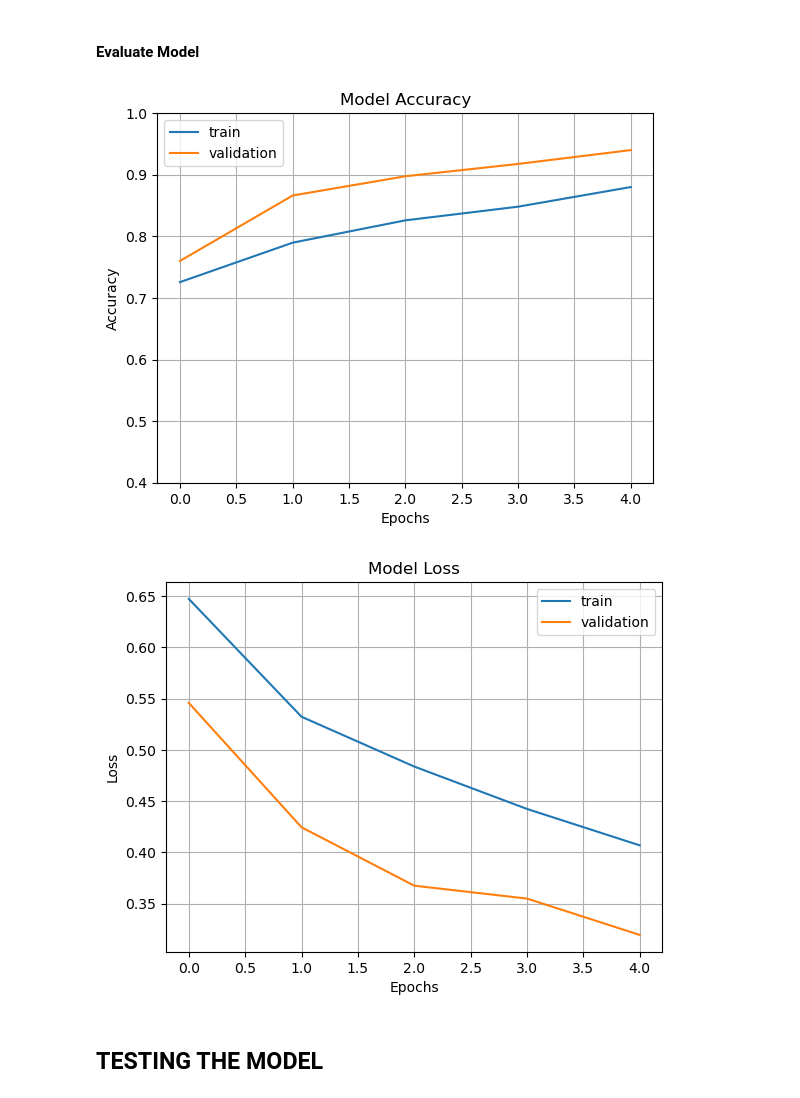
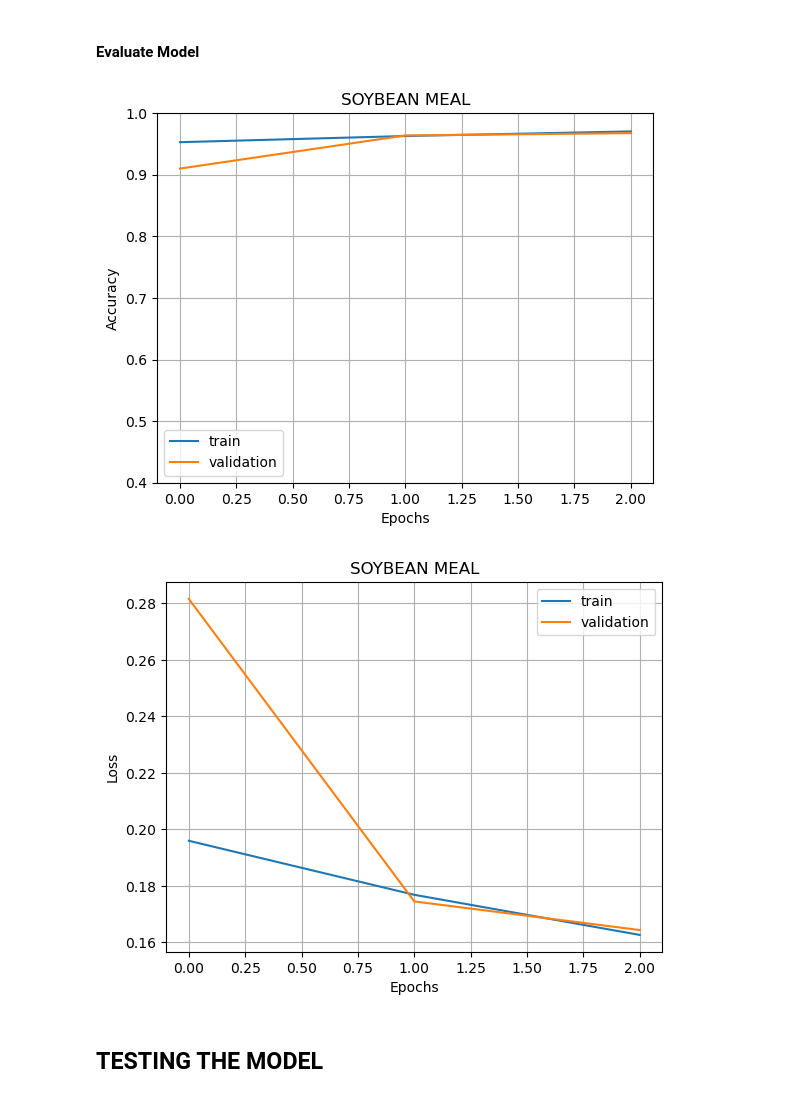
Before and after one commit to buggernut04/Thesis_Project_Feed_Classification, a Jupyter notebook: main.ipynb, the cells around one changed output. Drawn from its saved outputs; the diff is of its cells as text; code cells hidden in the pictures.

Commit message:
modified main program and cnn_models

```diff
--- a/main.ipynb
+++ b/main.ipynb
@@ -375,13 +427,15 @@ print(resized_roi.shape)
 # %%
 # Define the base directory
 # Rice Bran
-#base_dir = 'C:\\Users\\hp\\Documents\\VSU Files\\Fourth Year\\Thesis\\Program\\Dataset Images\\Raw\\Rice Bran\\Training and Validation'
-#base_dir = 'C:\\Users\\hp\\Documents\\VSU Files\\Fourth Year\\Thesis\\Program\\Dataset Images\\Rice Bran\\Raw'
-#base_dir = '/mnt/c/Users/Room201B/Documents/Salem - Thesis/Dataset/Rice Bran/Training and Validation/Set 3'
+base_dir = '/mnt/c/Users/Room201B/Documents/Salem - Thesis/Dataset/Rice Bran/Training and Validation/Set 3'
 
 # Soybean Meal
-# base_dir = '/mnt/c/Users/Room201B/Documents/Salem - Thesis/Dataset/Soybean Meal/Training and Validation/Set 2'
-base_dir = '/mnt/c/Users/Room201B/Documents/Salem - Thesis/Dataset/Soybean Meal/Training and Validation/Set 1'
+#base_dir = '/mnt/c/Users/Room201B/Documents/Salem - Thesis/Dataset/Soybean Meal/Training and Validation/Set 2'
+#base_dir = '/mnt/c/Users/Room201B/Documents/Salem - Thesis/Dataset/Soybean Meal/Training and Validation/Set 1'
+
+# Corn
+# base_dir = '/mnt/c/Users/Room201B/Documents/Salem - Thesis/Dataset/Corn/Training and Validation/Set 2'
+#base_dir = '/mnt/c/Users/Room201B/Documents/Salem - Thesis/Dataset/Corn/Training and Validation/Set 2'
 
 # Define the subdirectories for each type
 pure_rb_dir = os.path.join(base_dir, 'Pure')
@@ -484,7 +623,7 @@ resnet_model.fit(x = train_ds, validation_data=validation_ds, epochs=epoch)
 pretrained_model = resnet_model.layers[0] # Get the ResNet50 model
 
 # Unfreeze some top layers (experiment with the number)
-for layer in pretrained_model.layers[165:]:  # Unfreeze from layer 100 onwards (adjust)
+for layer in pretrained_model.layers[170:]:  # Unfreeze from layer n onwards (adjust)
     layer.trainable = True
 
 # Important: Recompile the model after changing trainable status
@@ -492,7 +631,7 @@ resnet_model.compile(optimizer=Adam(learning_rate=1e-5),  # Very low learning ra
                     loss='binary_crossentropy',
                     metrics=['accuracy'])
 
-resnet50_model_history = resnet_model.fit(x = train_ds, validation_data=validation_ds, epochs=5)
+resnet50_model_history = resnet_model.fit(x = train_ds, validation_data=validation_ds, epochs=3)
 print('Total Time consumed for ' + str(epoch) + ' epoch/s --->', timer()-start)
 # %% [output]
 Total number of layers in ResNet50: 176
@@ -544,25 +718,29 @@ plt.plot(resnet50_model_history.history['accuracy'])
 plt.plot(resnet50_model_history.history['val_accuracy'])
 plt.axis(ymin=0.4, ymax = 1)
 plt.grid()
-plt.title('Model Accuracy')
+#plt.title('RICE BRAN')
+plt.title('SOYBEAN MEAL')
+#plt.title('GROUND CORN')
 plt.ylabel('Accuracy')
 plt.xlabel('Epochs')
 plt.legend(['train', 'validation'])
 plt.show()
 # %% [output]
-[figure, old version]
+[figure, new version]
 # %%
 # Model Loss
 plt.plot(resnet50_model_history.history['loss'])
 plt.plot(resnet50_model_history.history['val_loss'])
 plt.grid()
-plt.title('Model Loss')
+#plt.title('RICE BRAN')
+plt.title('SOYBEAN MEAL')
+#plt.title('GROUND CORN')
 plt.ylabel('Loss')
 plt.xlabel('Epochs')
 plt.legend(['train', 'validation'])
 plt.show()
 # %% [output]
-[figure, old version]
+[figure, new version]
 # %% [markdown]
 ## TESTING THE MODEL
 # %%
```
Also changed, not shown: parts of 15 cells of this notebook, 1 other file.
